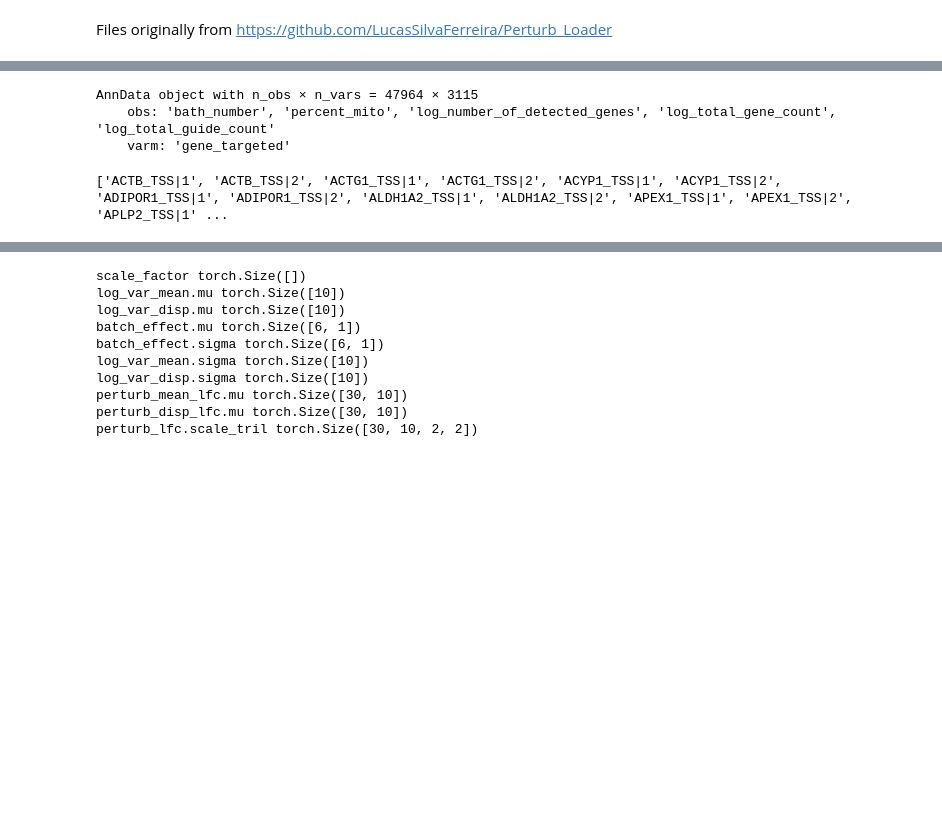
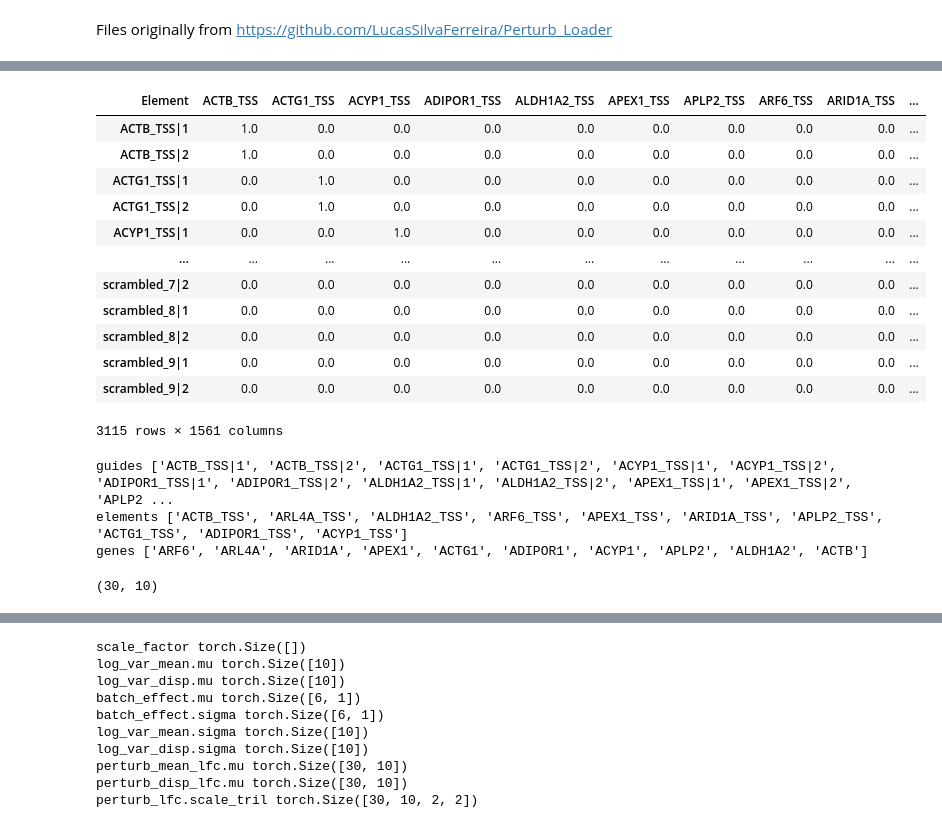
Before and after one commit to pinellolab/PerTurbo, a Jupyter notebook: docs/notebooks/gasperini_pilot.ipynb, the cells around one changed output, grey strips where cells are left out. Saved outputs shown, nothing was run; the diff lists cells and outputs as text; code cells hidden in the pictures; blank space fills up the shorter version.

Commit message:
add varm field to model and exclude from training

```diff
--- a/docs/notebooks/gasperini_pilot.ipynb
+++ b/docs/notebooks/gasperini_pilot.ipynb
@@ -13,10 +15,11 @@ smoke_test = True
 # %%
-def load_adata(data_dir = "."):
+def construct_mudata(data_dir = "."):
     rna_adata = ad.read_h5ad(f"{data_dir}/ann_exp.h5ad")
     rna_adata.obs['library_size']=rna_adata.X.sum(axis=1)
-    rna_adata.varm['gene_tested'] = ad.read_h5ad(f"{data_dir}/ann_Element_x_tested_genes.h5ad").to_df().T
+    rna_adata.varm['element_tested'] = ad.read_h5ad(f"{data_dir}/ann_Element_x_tested_genes.h5ad").to_df().T
     grna_adata = ad.read_h5ad(f"{data_dir}/ann_guide.h5ad")
-    grna_adata.varm['gene_targeted'] = ad.read_h5ad(f"{data_dir}/ann_Element_guide.h5ad").to_df().T
+    grna_adata.varm['element_targeted'] = ad.read_h5ad(f"{data_dir}/ann_Element_guide.h5ad").to_df().T
+    assert (rna_adata.varm['element_tested'].columns == grna_adata.varm['element_targeted'].columns).all()
     mdata = md.MuData({'rna':rna_adata, 'grna':grna_adata})
     mdata.write_h5mu(f'{data_dir}/gasperini_pilot_highMOI.h5mu')
     return mdata
@@ -25,27 +28,56 @@ force = True
 mudata_file = "gasperini_pilot_highMOI.h5mu"
 data_dir = "../../../../Data/gasperini_pilot"
 if mudata_file not in os.listdir(data_dir) or force:
-    mdata = load_adata(data_dir)
+    mdata = construct_mudata(data_dir)
 else:
     mdata = md.read_h5mu(os.path.join(data_dir, mudata_file))
-# %%
-mdata['grna']
-# %% [output]
-AnnData object with n_obs × n_vars = 47964 × 3115
-    obs: 'bath_number', 'percent_mito', 'log_number_of_detected_genes', 'log_total_gene_count', 'log_total_guide_count'
-    varm: 'gene_targeted'
+# %%
+# mdata['grna'].varm['gene_targeted']
+# mdata['rna'].varm['gene_tested']
+mdata['grna'].varm['element_targeted']
+# %% [output]
+| Element | ACTB_TSS | ACTG1_TSS | ACYP1_TSS | ADIPOR1_TSS | ALDH1A2_TSS | APEX1_TSS | APLP2_TSS | ARF6_TSS | ARID1A_TSS | ... |
+| ACTB_TSS|1 | 1.0 | 0.0 | 0.0 | 0.0 | 0.0 | 0.0 | 0.0 | 0.0 | 0.0 | ... |
+| ACTB_TSS|2 | 1.0 | 0.0 | 0.0 | 0.0 | 0.0 | 0.0 | 0.0 | 0.0 | 0.0 | ... |
+| ACTG1_TSS|1 | 0.0 | 1.0 | 0.0 | 0.0 | 0.0 | 0.0 | 0.0 | 0.0 | 0.0 | ... |
+| ACTG1_TSS|2 | 0.0 | 1.0 | 0.0 | 0.0 | 0.0 | 0.0 | 0.0 | 0.0 | 0.0 | ... |
+| ACYP1_TSS|1 | 0.0 | 0.0 | 1.0 | 0.0 | 0.0 | 0.0 | 0.0 | 0.0 | 0.0 | ... |
+| ... | ... | ... | ... | ... | ... | ... | ... | ... | ... | ... |
+| scrambled_7|2 | 0.0 | 0.0 | 0.0 | 0.0 | 0.0 | 0.0 | 0.0 | 0.0 | 0.0 | ... |
+| scrambled_8|1 | 0.0 | 0.0 | 0.0 | 0.0 | 0.0 | 0.0 | 0.0 | 0.0 | 0.0 | ... |
+| scrambled_8|2 | 0.0 | 0.0 | 0.0 | 0.0 | 0.0 | 0.0 | 0.0 | 0.0 | 0.0 | ... |
+| scrambled_9|1 | 0.0 | 0.0 | 0.0 | 0.0 | 0.0 | 0.0 | 0.0 | 0.0 | 0.0 | ... |
+| scrambled_9|2 | 0.0 | 0.0 | 0.0 | 0.0 | 0.0 | 0.0 | 0.0 | 0.0 | 0.0 | ... |
+3115 rows × 1561 columns
 # %%
 guides = mdata['grna'].var_names
 selected_guides = list(guides[guides.str.contains(r"TSS|random|scrambled", regex=True)])
 if smoke_test:
     selected_guides = selected_guides[:20] + selected_guides[-10:]
-    print(selected_guides)
+    print("guides", selected_guides)
+
+selected_elements = list({guide.split('|')[0] for guide in selected_guides if '_TSS' in guide})
+element_subset = mdata['grna'].varm['element_targeted'][selected_elements].copy()
+
+grna_subset = mdata['grna']
+grna_subset.varm['element_targeted'] = element_subset.values
 
 grna_subset = mdata['grna'][:,selected_guides]
-genes = {e.split('_')[0] for e in grna_subset.var_names if '_TSS' in e}
+genes = list({e.split('_')[0] for e in selected_elements if '_TSS' in e})
 subset_genes = [g for g in genes if g in mdata['rna'].var_names]
+
+if smoke_test:
+    print("elements",selected_elements)
+    print("genes",subset_genes)
+assert grna_subset.varm['element_targeted'].shape == (len(selected_guides), len(selected_elements))
 # %% [output]
-['ACTB_TSS|1', 'ACTB_TSS|2', 'ACTG1_TSS|1', 'ACTG1_TSS|2', 'ACYP1_TSS|1', 'ACYP1_TSS|2', 'ADIPOR1_TSS|1', 'ADIPOR1_TSS|2', 'ALDH1A2_TSS|1', 'ALDH1A2_TSS|2', 'APEX1_TSS|1', 'APEX1_TSS|2', 'APLP2_TSS|1' ...
+guides ['ACTB_TSS|1', 'ACTB_TSS|2', 'ACTG1_TSS|1', 'ACTG1_TSS|2', 'ACYP1_TSS|1', 'ACYP1_TSS|2', 'ADIPOR1_TSS|1', 'ADIPOR1_TSS|2', 'ALDH1A2_TSS|1', 'ALDH1A2_TSS|2', 'APEX1_TSS|1', 'APEX1_TSS|2', 'APLP2 ...
+elements ['ACTB_TSS', 'ARL4A_TSS', 'ALDH1A2_TSS', 'ARF6_TSS', 'APEX1_TSS', 'ARID1A_TSS', 'APLP2_TSS', 'ACTG1_TSS', 'ADIPOR1_TSS', 'ACYP1_TSS']
+genes ['ARF6', 'ARL4A', 'ARID1A', 'APEX1', 'ACTG1', 'ADIPOR1', 'ACYP1', 'APLP2', 'ALDH1A2', 'ACTB']
+# %%
+grna_subset.varm['element_targeted'].shape
+# %% [output]
+(30, 10)
 # %%
 # subset down to only control perturbed genes
 # rna_subset = mdata['rna'][:,mdata['rna'].varm['gene_tested'].sum(axis=1).values > 0]
```
Also changed, not shown: parts of 6 cells of this notebook, 4 other files.
